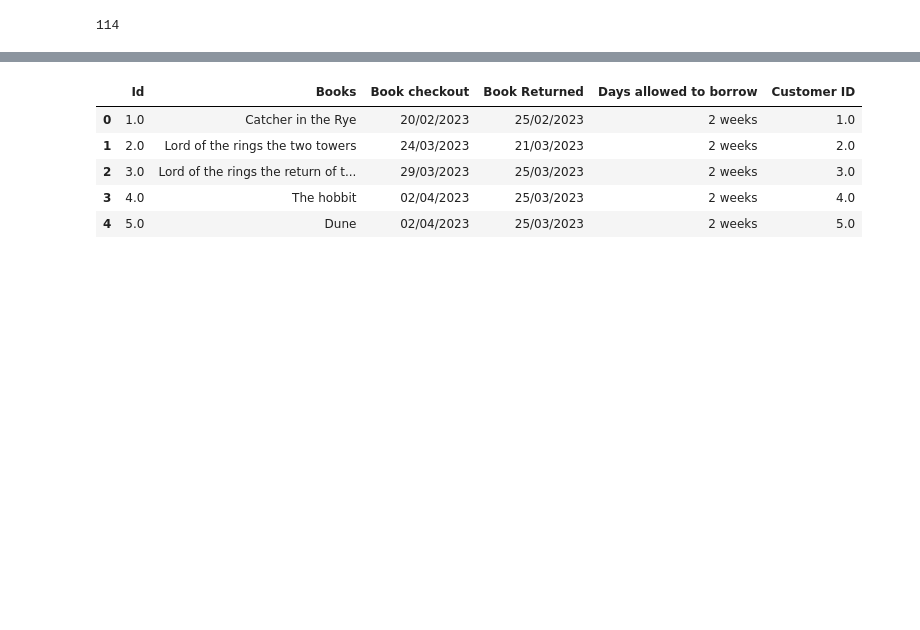
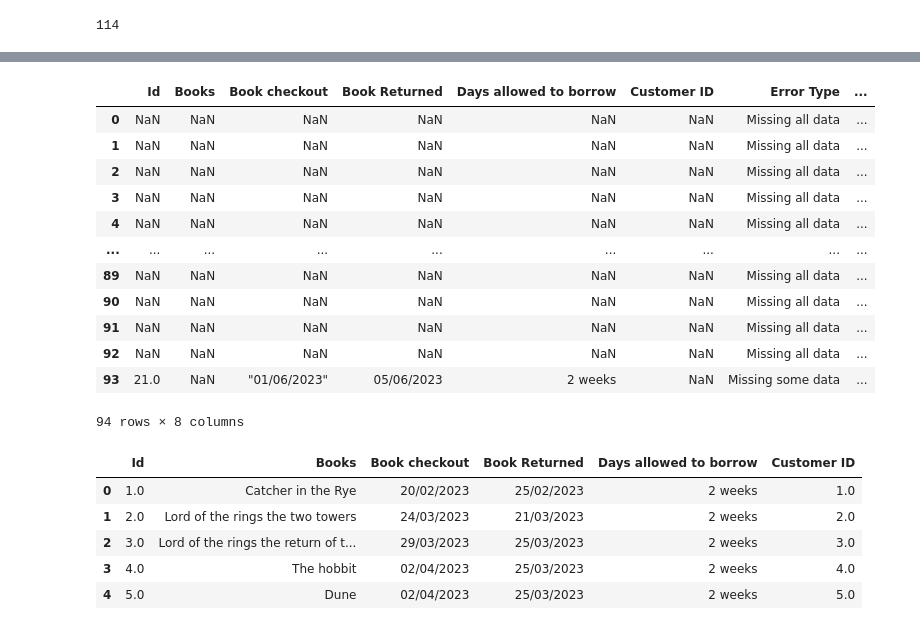
Before and after one commit to AnthonyStanworth/Library_Project, a Jupyter notebook: data_cleaner_app/experimentation_cleaner.ipynb, the cells around one changed output, grey strips where cells are left out. Drawn from its saved outputs; the diff is of its cells as text; code cells hidden in the pictures; blank space fills up the shorter version.

```diff
--- a/data_cleaner_app/experimentation_cleaner.ipynb
+++ b/data_cleaner_app/experimentation_cleaner.ipynb
@@ -66,12 +66,23 @@ errors
 # %%
 def deNaN_dedupe(df, errors_df):
-    # Move NaN rows to errors_df
-    nan_rows = df[df.isna().any(axis=1)]
-    errors_df = pd.concat([errors_df, nan_rows], ignore_index=True)
-    df.dropna(inplace=True)
+    # Move rows with all NaN values to errors_df
+    all_nans_rows = df[df.isna().all(axis=1)]
+    all_nans_rows['Error Type'] = 'Missing all data'
+    all_nans_rows['Actionable Error'] = 'No'
+    errors_df = pd.concat([errors_df, all_nans_rows], ignore_index=True)
+    df.dropna(how='all', inplace=True)
+
+    # Move rows with some NaN values to errors_df
+    some_nans_rows = df[df.isna().any(axis=1)]
+    some_nans_rows['Error Type'] = 'Missing some data'
+    some_nans_rows['Actionable Error'] = 'Yes'
+    errors_df = pd.concat([errors_df, some_nans_rows], ignore_index=True)
+    df.dropna(how='any', inplace=True)
 
     # Move duplicated rows to errors_df
     dupe_rows = df[df.duplicated(keep='first')]
+    dupe_rows['Error Type'] = 'Duplicated'
+    dupe_rows['Actionable Error'] = 'No'
     errors_df = pd.concat([errors_df, dupe_rows], ignore_index=True)
     df.drop_duplicates(inplace=True)
 
@@ -81,3 +113,19 @@ book, errors = deNaN_dedupe(book,errors)
+# %%
+errors
+# %% [output]
+|  | Id | Books | Book checkout | Book Returned | Days allowed to borrow | Customer ID | Error Type | ... |
+| 0 | NaN | NaN | NaN | NaN | NaN | NaN | Missing all data | ... |
+| 1 | NaN | NaN | NaN | NaN | NaN | NaN | Missing all data | ... |
+| 2 | NaN | NaN | NaN | NaN | NaN | NaN | Missing all data | ... |
+| 3 | NaN | NaN | NaN | NaN | NaN | NaN | Missing all data | ... |
+| 4 | NaN | NaN | NaN | NaN | NaN | NaN | Missing all data | ... |
+| ... | ... | ... | ... | ... | ... | ... | ... | ... |
+| 89 | NaN | NaN | NaN | NaN | NaN | NaN | Missing all data | ... |
+| 90 | NaN | NaN | NaN | NaN | NaN | NaN | Missing all data | ... |
+| 91 | NaN | NaN | NaN | NaN | NaN | NaN | Missing all data | ... |
+| 92 | NaN | NaN | NaN | NaN | NaN | NaN | Missing all data | ... |
+| 93 | 21.0 | NaN | "01/06/2023" | 05/06/2023 | 2 weeks | NaN | Missing some data | ... |
+94 rows × 8 columns
 # %%
 # remove quotation marks from 'Book checkout' to enable date functionality
 book['Book checkout'] = book['Book checkout'].str.replace('"','', regex=True)
```
Also changed, not shown: parts of 8 cells of this notebook, 3 other files.
